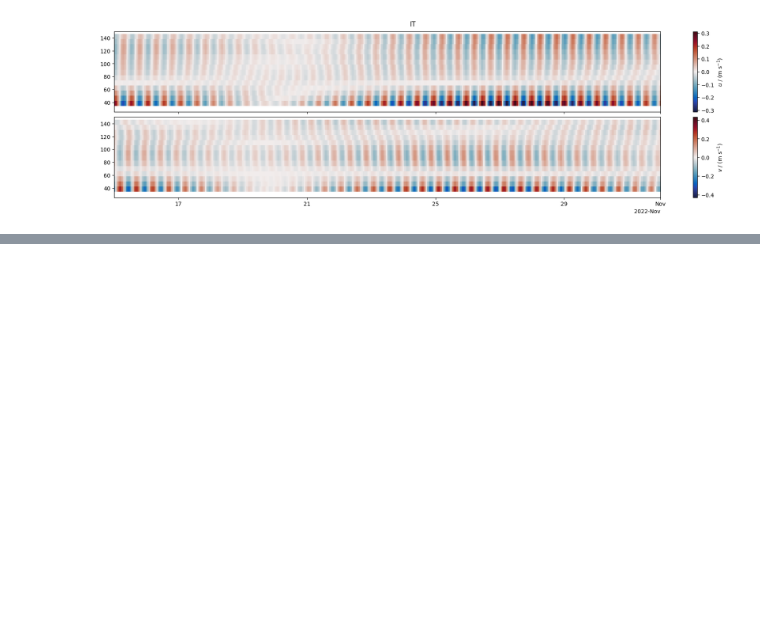
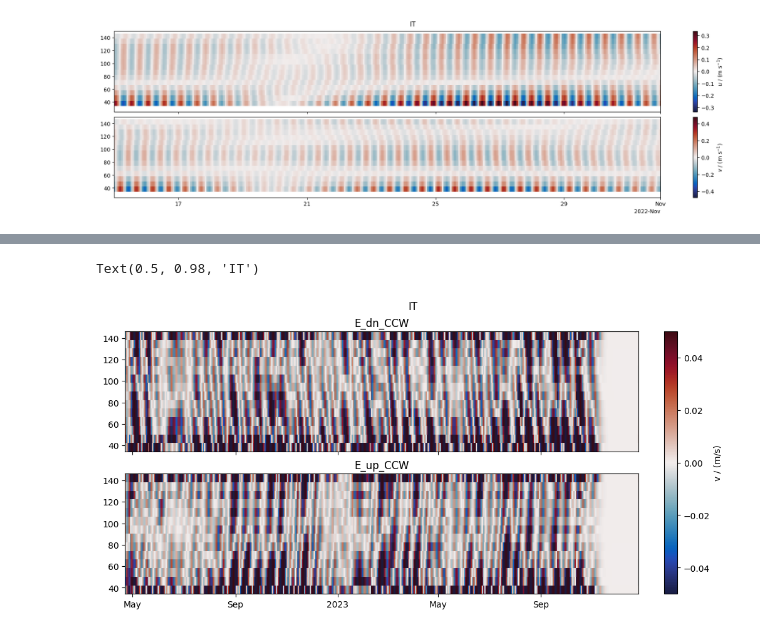
Before and after one commit to opinner/pinner2026_JPO_code, a Jupyter notebook: notebooks/exploratory/ADCP_analysis.ipynb, the cells around one changed output, grey strips where cells are left out. Saved outputs shown, nothing was run; the diff lists cells and outputs as text; code cells hidden in the pictures; blank space fills up the shorter version.

```diff
--- a/notebooks/exploratory/ADCP_analysis.ipynb
+++ b/notebooks/exploratory/ADCP_analysis.ipynb
@@ -575,0 +601,59 @@ ax1.plot(
+# %%
+# complex velocity with CV[:,0] being the shallowest bin, i.e. highest mab
+CV_semi = u_semi.dropna(axis="columns", how="all") + 1j * v_semi.dropna(axis="columns", how="all")
+
+# zero padding for sanity checks
+# for mab in np.arange(start=142.23,stop=800,step = 8):
+#     CV[mab] = 0
+
+CV_semi = CV_semi.iloc[:, ::-1]
+assert CV_semi.columns[0] > CV_semi.columns[1]  # the shallowest bin has to have the highest mab
+
+# assumes the returned CV has the same direction of depth indices as the input CV
+results_semi = decompose_CV_up_dn(CV=CV_semi, time=CV_semi.index, mab=CV_semi.columns)
+# %%
+fig, ax = plt.subplots(nrows=2, sharex=True, sharey=True, layout="constrained", figsize=(10, 5))
+for i, (name, data) in enumerate(results_semi.items()):
+    if name == "raw":
+        continue
+    if "CCW" not in name:
+        continue
+    ax[i].set_title(name)
+    im = ax[i].pcolormesh(
+        data.index,
+        data.columns,
+        data.to_numpy().imag.T,  # v (east) velocity
+        norm=mcolors.CenteredNorm(halfrange=0.05),
+        cmap=cm.cm.balance,
+    )
+
+for axis in ax:
+    # axis.set_ylim(30, 150)
+    # axis.set_xlim(mdates.datestr2num("2023-02"),mdates.datestr2num("2023-03"))
+    # axis.set_xlim(mdates.datestr2num("2022-10-15"), mdates.datestr2num("2022-11-01"))
+    locator = mdates.AutoDateLocator(minticks=3, maxticks=7)
+    formatter = mdates.ConciseDateFormatter(locator)
+    axis.xaxis.set_major_locator(locator)
+    axis.xaxis.set_major_formatter(formatter)
+
+cbar = fig.colorbar(im, ax=ax)
+cbar.set_label("v / (m/s)")
+fig.suptitle("IT")
+
+# ax0 = ax[0].twinx()
+# ax0.plot(
+#     inertial_wind_at_C.loc[CV.index[0] : CV.index[-1]].index,
+#     inertial_wind_at_C.loc[CV.index[0] : CV.index[-1]].abs().rolling(window="1D").mean(),
+#     alpha=0.6,
+#     color="tab:orange",
+# )
+# ax1 = ax[1].twinx()
+# ax1.plot(
+#     inertial_wind_at_C.loc[CV.index[0] : CV.index[-1]].index,
+#     inertial_wind_at_C.loc[CV.index[0] : CV.index[-1]].abs().rolling(window="1D").mean(),
+#     alpha=0.6,
+#     color="tab:orange",
+# )
+# %% [output]
+Text(0.5, 0.98, 'IT')
+[figure, added]
```
Also changed, not shown: parts of 15 cells of this notebook.
